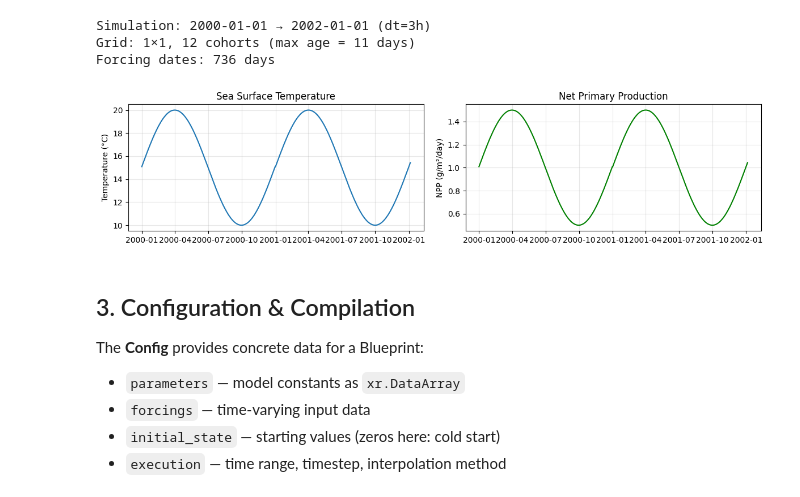
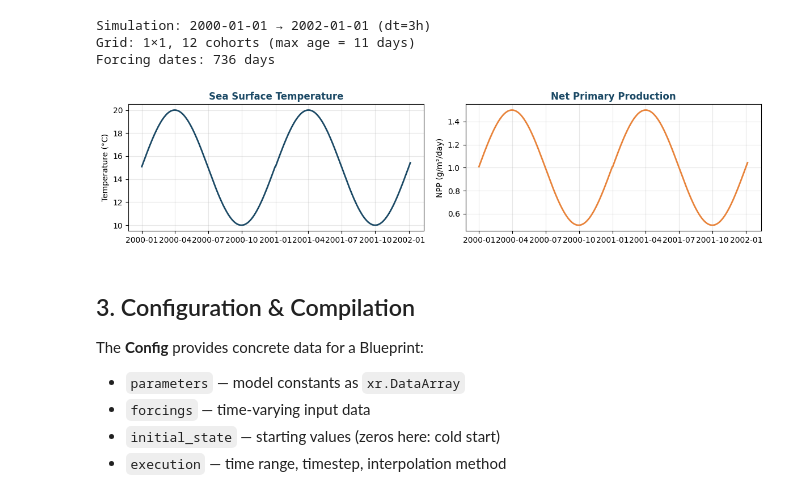
Before and after one commit to Ash12H/SeapoPym-JAX, a Jupyter notebook: docs/examples/01_lmtl_no_transport.ipynb, the cells around one changed output. Saved outputs shown, nothing was run; the diff lists cells and outputs as text; code cells hidden in the pictures.

```diff
--- a/docs/examples/01_lmtl_no_transport.ipynb
+++ b/docs/examples/01_lmtl_no_transport.ipynb
@@ -26,6 +26,8 @@ from seapopym.compiler import compile_model
 from seapopym.engine import simulate
 from seapopym.models import LMTL_NO_TRANSPORT
 
+PALETTE = ["#1B4965", "#62B6CB", "#E8833A", "#5FA8D3"]
+plt.rcParams.update({"figure.facecolor": "white", "axes.facecolor": "white", "axes.grid": True, "grid.alpha": 0.3})
 print(f"JAX version: {jax.__version__}")
 print(f"JAX devices: {jax.devices()}")
 # %% [output]
@@ -128,30 +130,30 @@ Forcing dates: 736 days
 # %%
 # --- Build forcing arrays ---
 # Temperature: seasonal sine wave (15 ± 5 °C)
 temp_c = 15.0 + 5.0 * np.sin(2 * np.pi * day_of_year / 365.0)
 temp_4d = np.broadcast_to(temp_c[:, None, None, None], (len(dates), 1, ny, nx))
 
 # NPP: seasonal sine wave (1 ± 0.5 g/m²/day → converted to g/m²/s)
 npp_day = 1.0 + 0.5 * np.sin(2 * np.pi * day_of_year / 365.0)
 npp_sec = npp_day / 86400.0
 npp_3d = np.broadcast_to(npp_sec[:, None, None], (len(dates), ny, nx))
 
 # Quick preview
 fig, (ax1, ax2) = plt.subplots(1, 2, figsize=(12, 3))
-ax1.plot(dates, temp_c)
+ax1.plot(dates, temp_c, color=PALETTE[0], linewidth=2)
 ax1.set_ylabel("Temperature (°C)")
-ax1.set_title("Sea Surface Temperature")
+ax1.set_title("Sea Surface Temperature", color="#1B4965", fontweight="bold")
 ax1.grid(True, alpha=0.3)
 
-ax2.plot(dates, npp_day, color="green")
+ax2.plot(dates, npp_day, color=PALETTE[2], linewidth=2)
 ax2.set_ylabel("NPP (g/m²/day)")
-ax2.set_title("Net Primary Production")
+ax2.set_title("Net Primary Production", color="#1B4965", fontweight="bold")
 ax2.grid(True, alpha=0.3)
 
 fig.tight_layout()
 plt.show()
 # %% [output]
-[figure, old version]
+[figure, new version]
 # %% [markdown]
 ## 3. Configuration & Compilation
 
```
Also changed, not shown: parts of 2 cells of this notebook, 15 other files.
